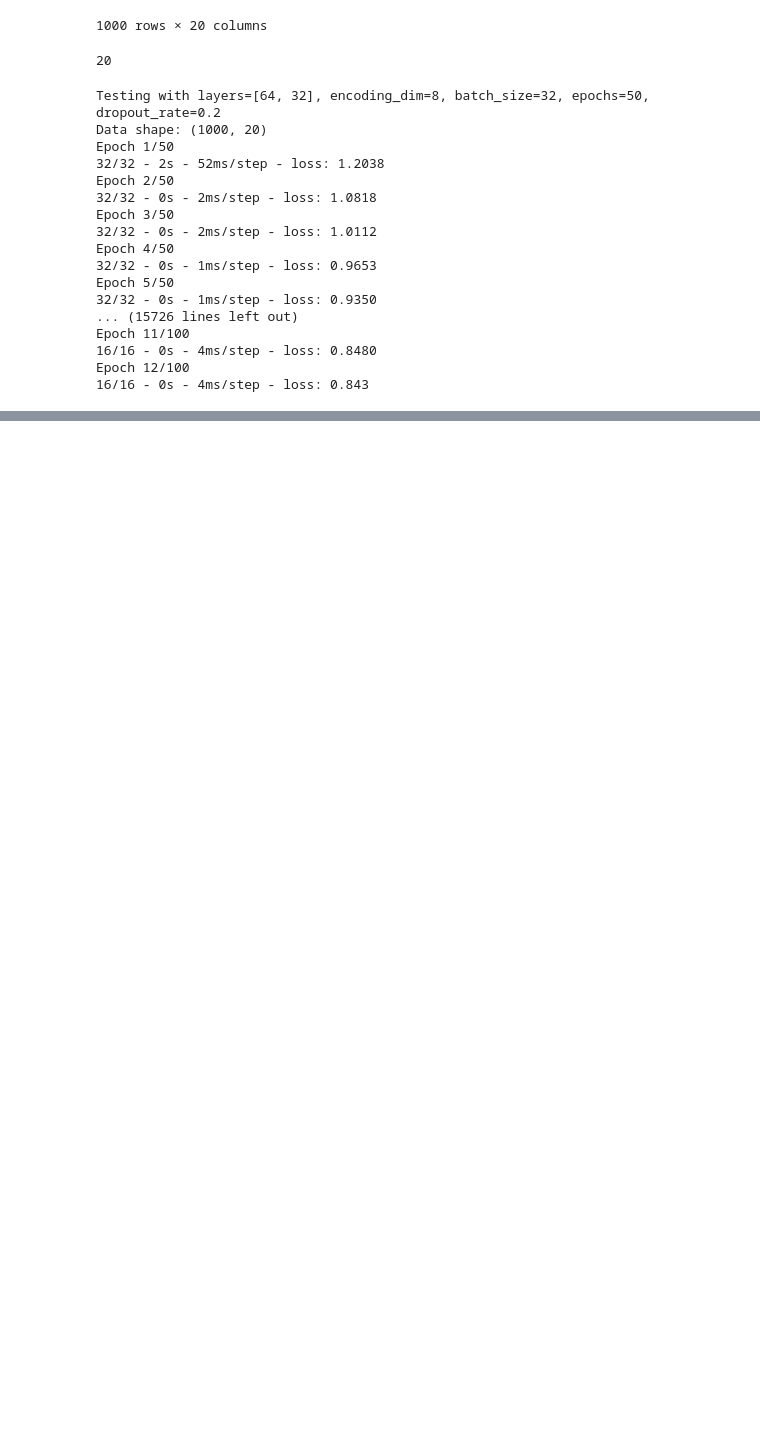
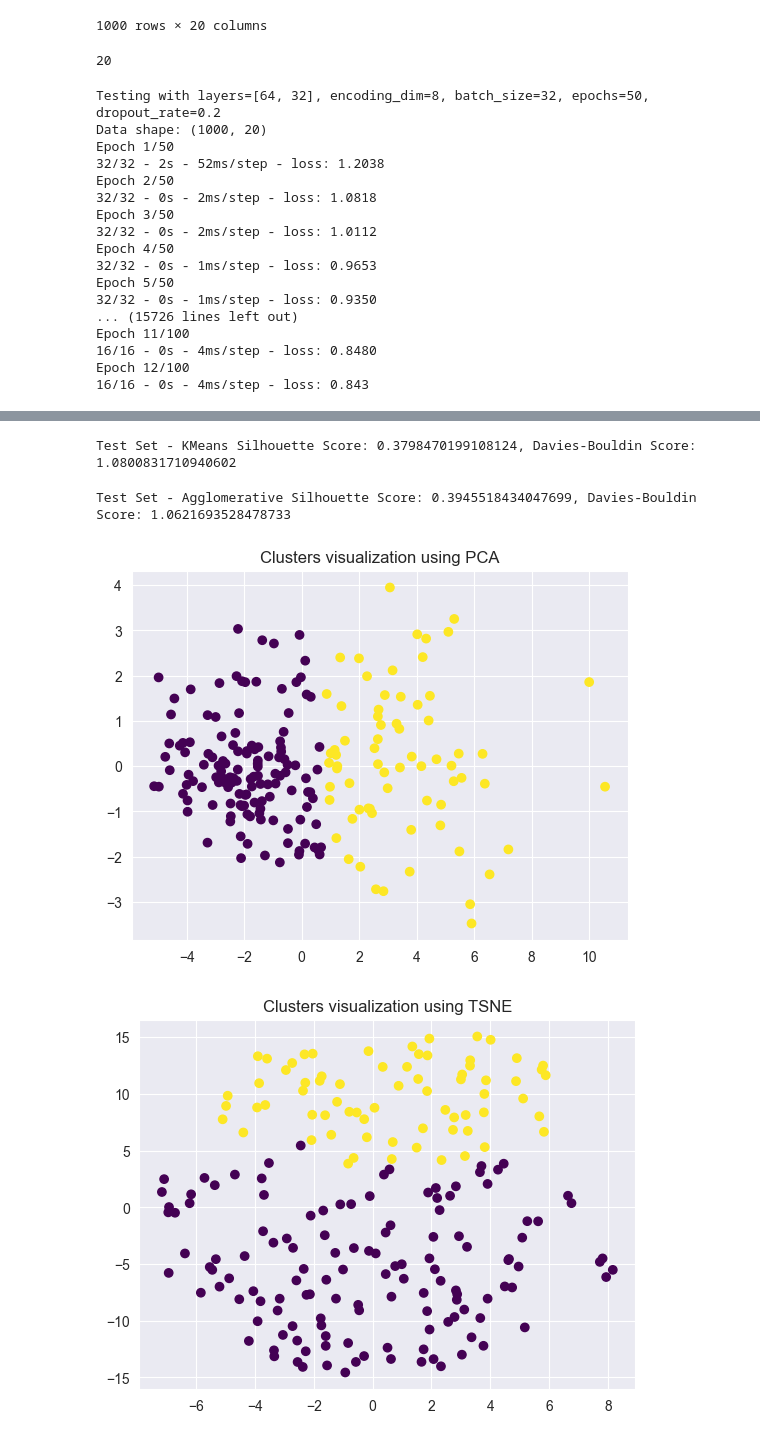
Before and after one commit to codegithubka/Deep-Autoencoder-Company-Segmentation, a Jupyter notebook: encoded_clustering.ipynb, the cells around one changed output, grey strips where cells are left out. Cells and saved outputs as stored; diff of their text form; code cells hidden in the pictures; blank space fills up the shorter version.

```diff
--- a/encoded_clustering.ipynb
+++ b/encoded_clustering.ipynb
@@ -330,0 +444,2 @@ KeyError: "None of [Index([160, 161, 162, 163, 164, 165, 166, 167, 168, 169,\n
+# %%
+final_combined_encoding = ensemble_encoding(final_autoencoders, test_data)
@@ -330,0 +450,20 @@ KeyError: "None of [Index([160, 161, 162, 163, 164, 165, 166, 167, 168, 169,\n
+# %%
+optimal_clusters_kmeans = find_optimal_clusters(final_combined_encoding, apply_kmeans_clustering, range(2, 11))
+best_labels_kmeans = apply_kmeans_clustering(final_combined_encoding, optimal_clusters_kmeans)
+silhouette_avg_kmeans, davies_bouldin_kmeans = evaluate_clustering(final_combined_encoding, best_labels_kmeans)
+print(f'Test Set - KMeans Silhouette Score: {silhouette_avg_kmeans}, Davies-Bouldin Score: {davies_bouldin_kmeans}')
+# %% [output]
+Test Set - KMeans Silhouette Score: 0.3798470199108124, Davies-Bouldin Score: 1.0800831710940602
+# %%
+optimal_clusters_agg = find_optimal_clusters(final_combined_encoding, apply_agglomerative_clustering, range(2, 11))
+best_labels_agg = apply_agglomerative_clustering(final_combined_encoding, optimal_clusters_agg)
+silhouette_avg_agg, davies_bouldin_agg = evaluate_clustering(final_combined_encoding, best_labels_agg)
+print(f'Test Set - Agglomerative Silhouette Score: {silhouette_avg_agg}, Davies-Bouldin Score: {davies_bouldin_agg}')
+# %% [output]
+Test Set - Agglomerative Silhouette Score: 0.3945518434047699, Davies-Bouldin Score: 1.0621693528478733
+# %%
+visualize_clusters(final_combined_encoding, best_labels_kmeans, method='pca')
+visualize_clusters(final_combined_encoding, best_labels_kmeans, method='tsne')
+# %% [output]
+[figure, added]
+[figure, added]
```
Also changed, not shown: parts of 35 cells of this notebook, 2 other files.
